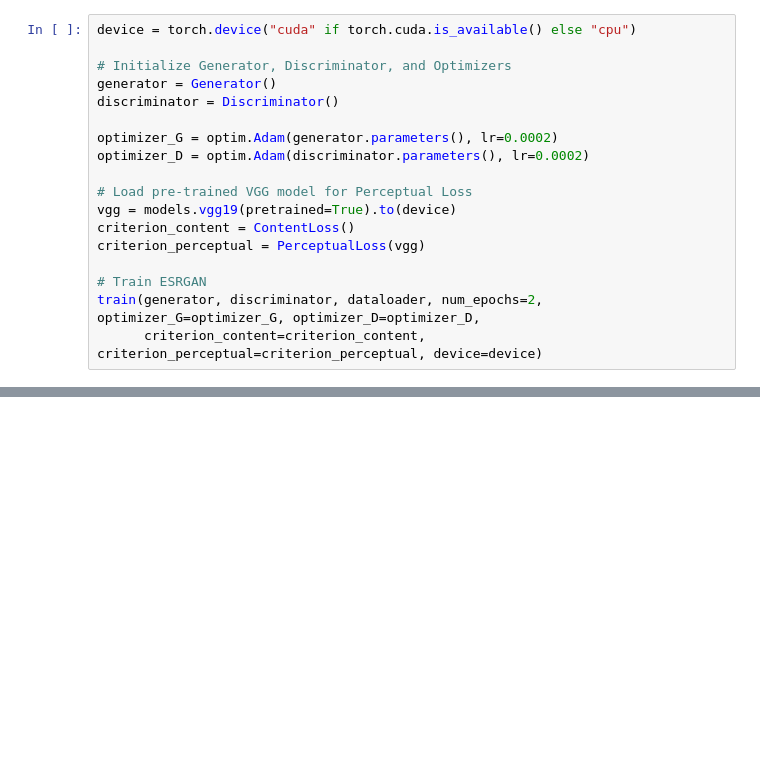
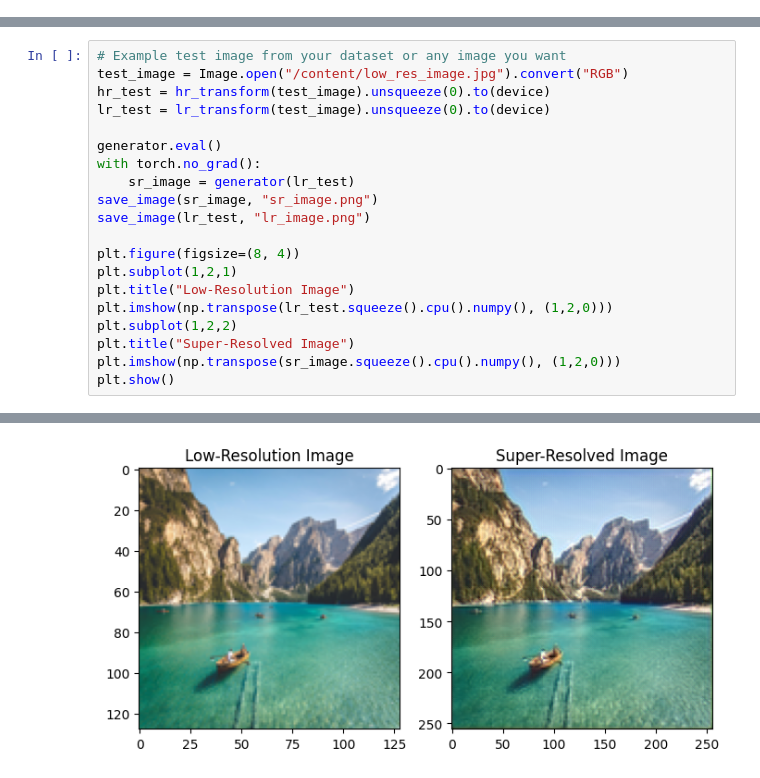
Before and after one commit to Shahanas2003/gen_ai, a Jupyter notebook: High_Resolution_Image_Enhancement.ipynb, the cells around one changed output, grey strips where cells are left out. Drawn from its saved outputs; the diff is of its cells as text; blank space fills up the shorter version.

```diff
--- a/High_Resolution_Image_Enhancement.ipynb
+++ b/High_Resolution_Image_Enhancement.ipynb
@@ -288,18 +64,0 @@ def train(generator, discriminator, dataloader, num_epochs, optimizer_G, optimiz
-# %%
-device = torch.device("cuda" if torch.cuda.is_available() else "cpu")
-
-# Initialize Generator, Discriminator, and Optimizers
-generator = Generator()
-discriminator = Discriminator()
-
-optimizer_G = optim.Adam(generator.parameters(), lr=0.0002)
-optimizer_D = optim.Adam(discriminator.parameters(), lr=0.0002)
-
-# Load pre-trained VGG model for Perceptual Loss
-vgg = models.vgg19(pretrained=True).to(device)
-criterion_content = ContentLoss()
-criterion_perceptual = PerceptualLoss(vgg)
-
-# Train ESRGAN
-train(generator, discriminator, dataloader, num_epochs=2, optimizer_G=optimizer_G, optimizer_D=optimizer_D,
-      criterion_content=criterion_content, criterion_perceptual=criterion_perceptual, device=device)
@@ -305,0 +302,21 @@ train(generator, discriminator, dataloader, num_epochs=2, optimizer_G=optimizer_
+# %%
+# Example test image from your dataset or any image you want
+test_image = Image.open("/content/low_res_image.jpg").convert("RGB")
+hr_test = hr_transform(test_image).unsqueeze(0).to(device)
+lr_test = lr_transform(test_image).unsqueeze(0).to(device)
+
+generator.eval()
+with torch.no_grad():
+    sr_image = generator(lr_test)
+save_image(sr_image, "sr_image.png")
+save_image(lr_test, "lr_image.png")
+
+plt.figure(figsize=(8, 4))
+plt.subplot(1,2,1)
+plt.title("Low-Resolution Image")
+plt.imshow(np.transpose(lr_test.squeeze().cpu().numpy(), (1,2,0)))
+plt.subplot(1,2,2)
+plt.title("Super-Resolved Image")
+plt.imshow(np.transpose(sr_image.squeeze().cpu().numpy(), (1,2,0)))
+plt.show()
+# %% [output]
@@ -305,0 +324 @@ train(generator, discriminator, dataloader, num_epochs=2, optimizer_G=optimizer_
+[figure, added]
```
Also changed, not shown: parts of 19 cells of this notebook.
